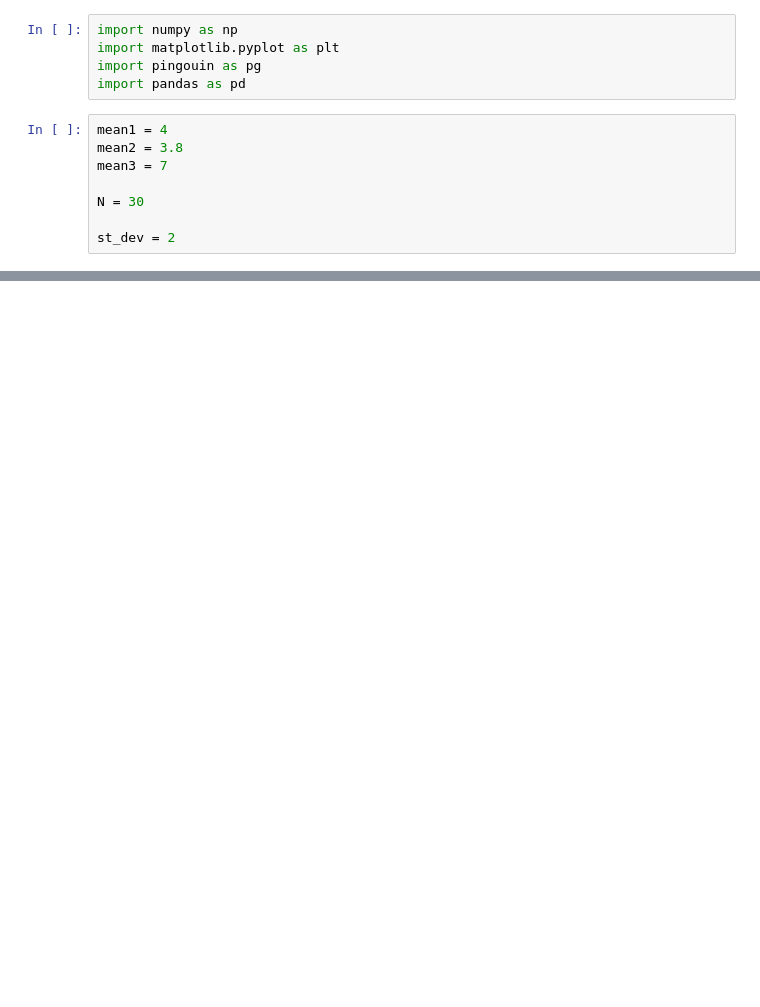
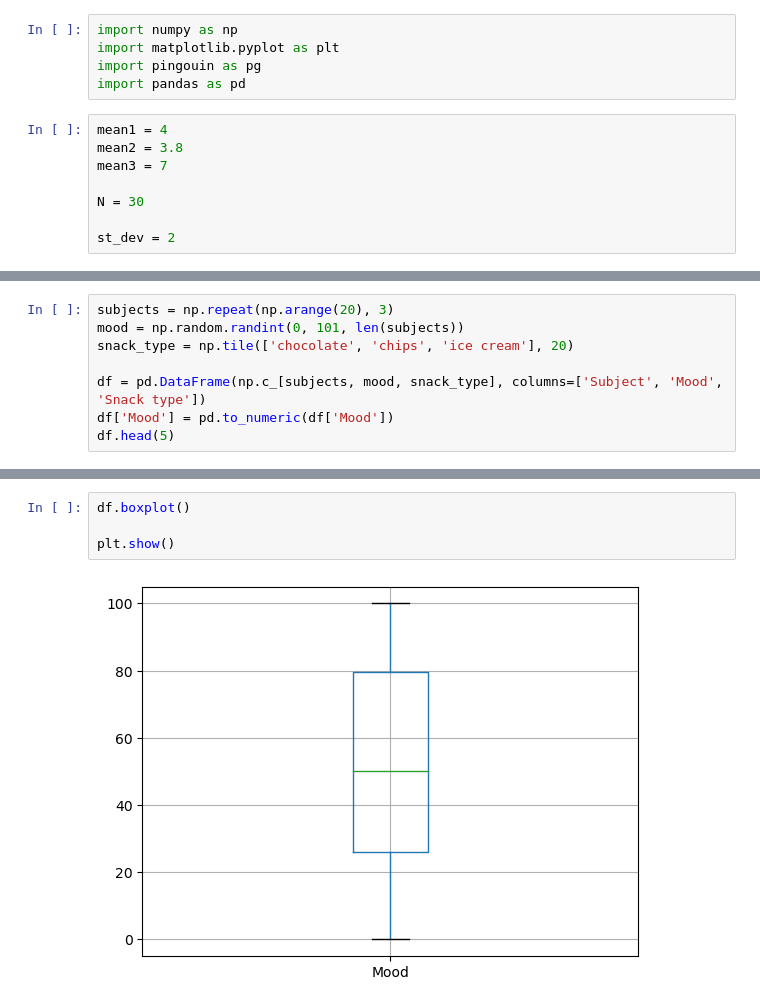
Before and after one commit to philBram/statistics_ml, a Jupyter notebook: 9_ANOVA/one_way_repeated_measures_ANOVA.ipynb, the cells around one changed output, grey strips where cells are left out. Drawn from its saved outputs; the diff is of its cells as text; blank space fills up the shorter version.

Commit message:
one_way_repeated_measures_ANOVA added

```diff
--- a/9_ANOVA/one_way_repeated_measures_ANOVA.ipynb
+++ b/9_ANOVA/one_way_repeated_measures_ANOVA.ipynb
@@ -30,0 +70,8 @@ df.head(5)
+# %%
+subjects = np.repeat(np.arange(20), 3)
+mood = np.random.randint(0, 101, len(subjects))
+snack_type = np.tile(['chocolate', 'chips', 'ice cream'], 20)
+
+df = pd.DataFrame(np.c_[subjects, mood, snack_type], columns=['Subject', 'Mood', 'Snack type'])
+df['Mood'] = pd.to_numeric(df['Mood'])
+df.head(5)
@@ -30,0 +98,6 @@ df.head(5)
+# %%
+df.boxplot()
+
+plt.show()
+# %% [output]
+[figure, added]
```
Also changed, not shown: parts of 8 cells of this notebook.
